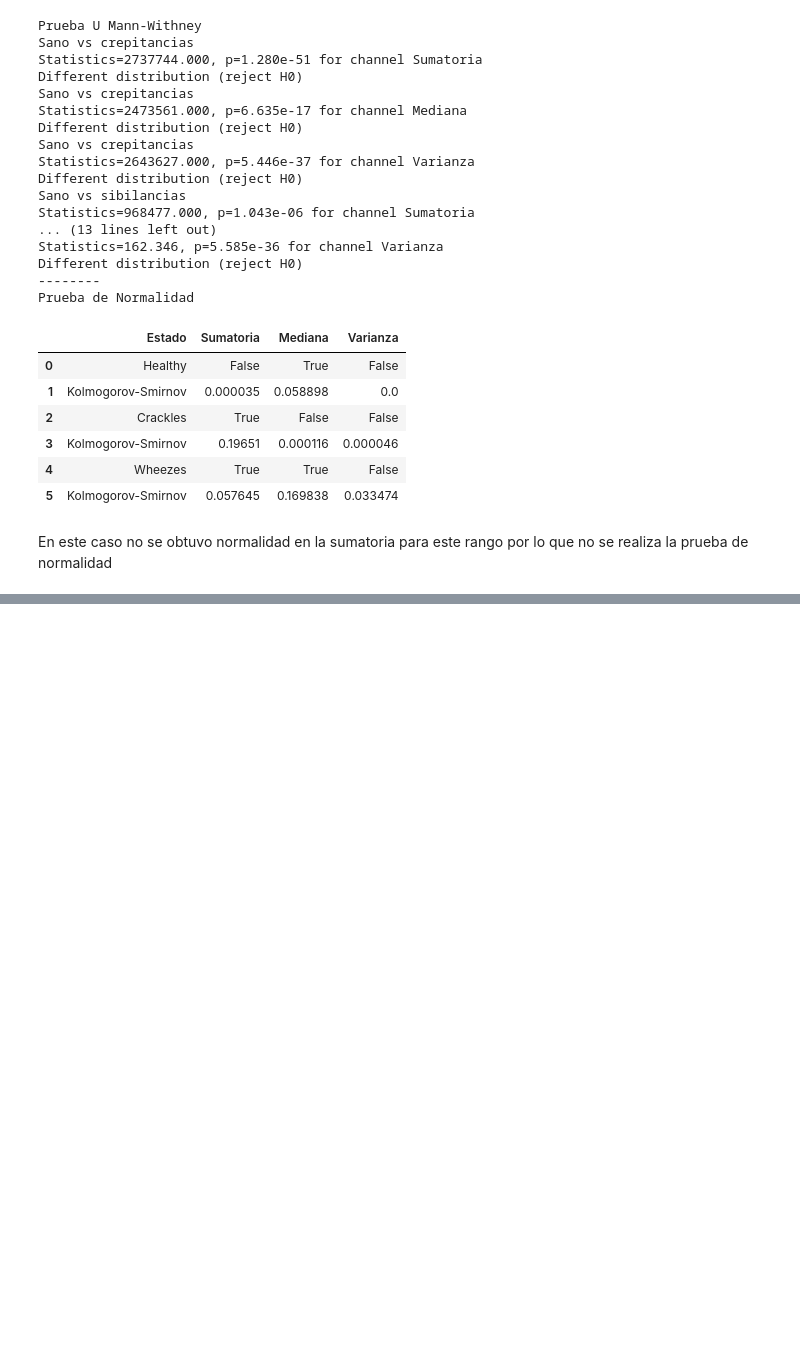
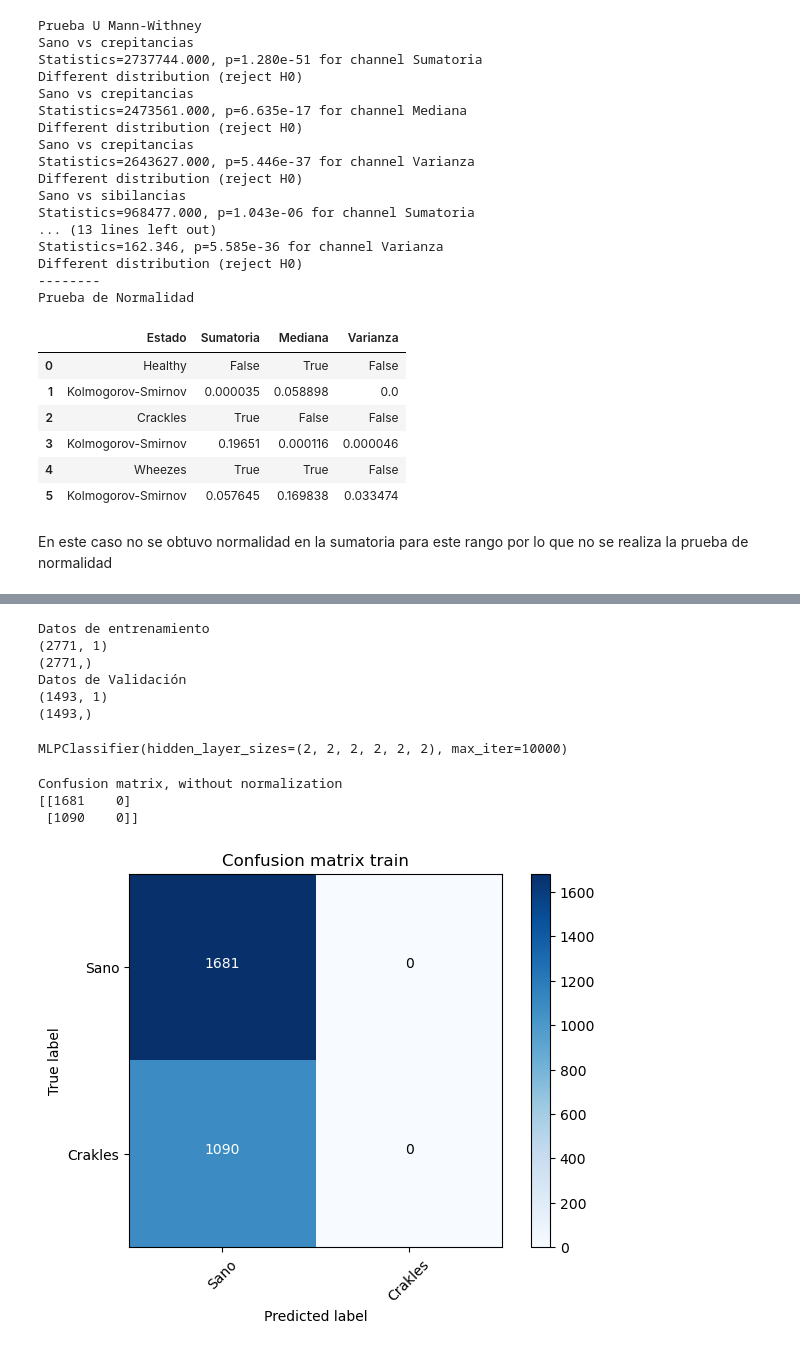
Before and after one commit to Ruizxp/Biosenales_El-Gran-Final, a Jupyter notebook: Proyecto_4.ipynb, the cells around one changed output, grey strips where cells are left out. Cells and saved outputs as stored; diff of their text form; code cells hidden in the pictures; blank space fills up the shorter version.

```diff
--- a/Proyecto_4.ipynb
+++ b/Proyecto_4.ipynb
@@ -689,0 +761,80 @@ Según la prueba U y la prueba de Walli, las medianas de los datos tienen difere
+# %%
+#%% Step 4 - Creating the Training and Test Datasets
+X = df_sum_crackles[predictors].values
+y = df_sum_crackles[target_column].values
+
+#the same seed is used to partition to obtain the same results
+X_train, X_test, y_train, y_test = train_test_split(X, y, test_size=0.350)
+y_test = np.squeeze(y_test)
+y_train = np.squeeze(y_train)
+print('Datos de entrenamiento')
+print(X_train.shape)
+print(y_train.shape)
+
+print('Datos de Validación')
+
+print(X_test.shape)
+print(y_test.shape)
+# %% [output]
+Datos de entrenamiento
+(2771, 1)
+(2771,)
+Datos de Validación
+(1493, 1)
+(1493,)
+# %%
+#Three hidden layer each layer with eigth neurons
+mlp = MLPClassifier(hidden_layer_sizes=(2,2,2,2,2,2), activation='relu', solver='adam', max_iter=10000)
+print(mlp)
+# %% [output]
+MLPClassifier(hidden_layer_sizes=(2, 2, 2, 2, 2, 2), max_iter=10000)
+# %%
+mlp.fit(X_train,y_train)
+
+predict_train = mlp.predict(X_train)
+predict_test = mlp.predict(X_test)
+# %%
+from itertools import product
+def plot_confusion_matrix(cm, classes,
+                          normalize=False,
+                          title='Confusion matrix',
+                          cmap=plt.cm.Blues):
+    """
+    This function prints and plots the confusion matrix.
+    Normalization can be applied by setting `normalize=True`.
+    """
+    if normalize:
+        cm = cm.astype('float') / cm.sum(axis=1)[:, np.newaxis]
+        print("Normalized confusion matrix")
+    else:
+        print('Confusion matrix, without normalization')
+
+    print(cm)
+    fig=plt.figure()
+    plt.imshow(cm, interpolation='nearest', cmap=cmap)
+    plt.title(title)
+    plt.colorbar()
+    tick_marks = np.arange(len(classes))
+    plt.xticks(tick_marks, classes, rotation=45)
+    plt.yticks(tick_marks, classes)
+
+    fmt = '.2f' if normalize else 'd'
+    thresh = cm.max() / 2.
+    for i, j in product(range(cm.shape[0]), range(cm.shape[1])):
+        plt.text(j, i, format(cm[i, j], fmt),
+                 horizontalalignment="center",
+                 color="white" if cm[i, j] > thresh else "black")
+
+    plt.tight_layout()
+    plt.ylabel('True label')
+    plt.xlabel('Predicted label')
+# %%
+target_names = ['Sano','Crakles']
+# %%
+mc_train = confusion_matrix(y_train,predict_train)
+plot_confusion_matrix(mc_train, classes=target_names,title='Confusion matrix train')
+# %% [output]
+Confusion matrix, without normalization
+[[1681    0]
+ [1090    0]]
+[figure, added]
```
Also changed, not shown: parts of 10 cells of this notebook, 1 other file.
